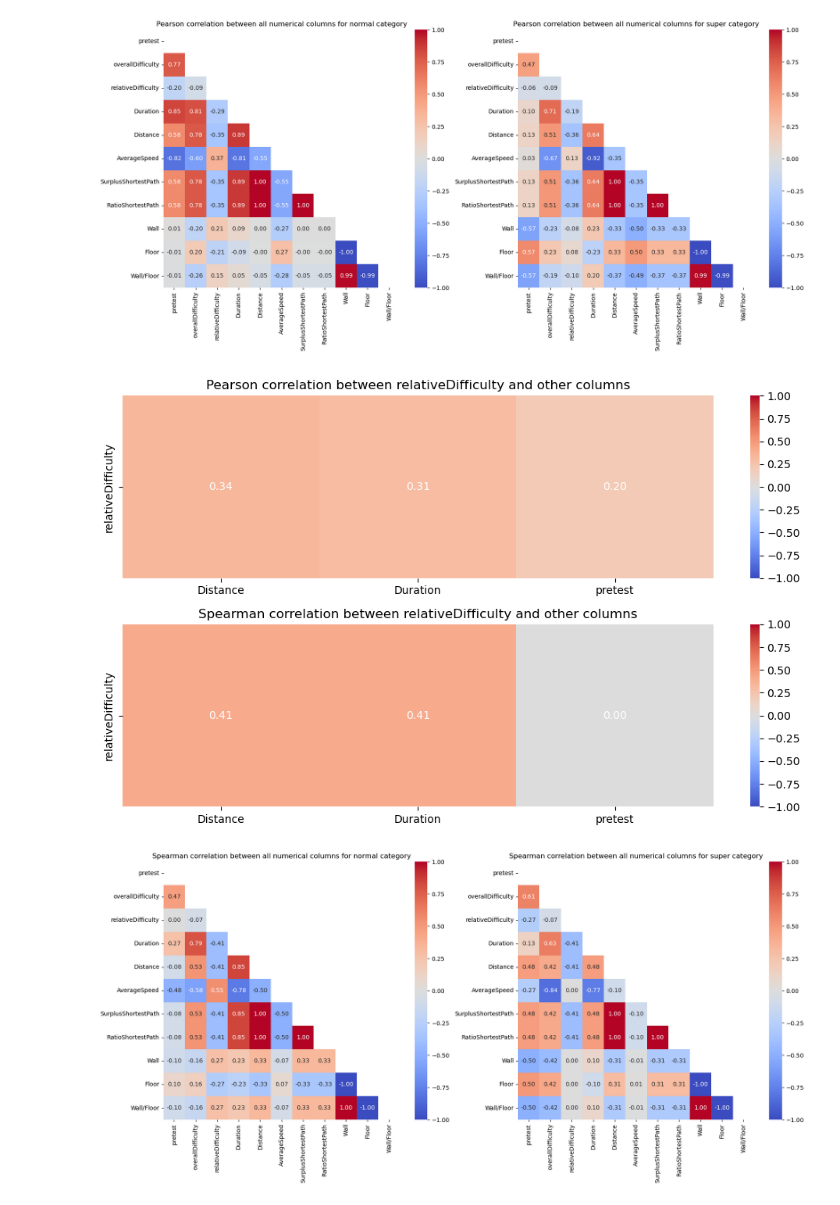
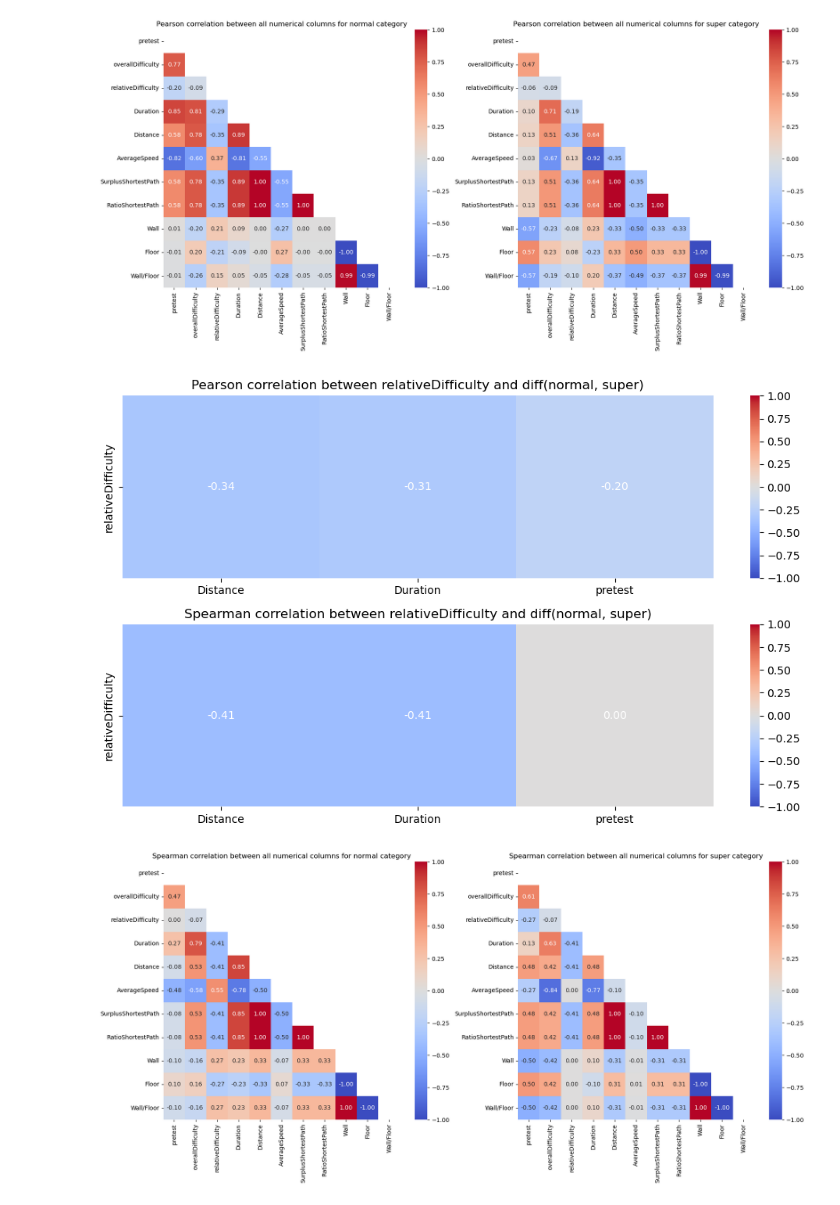
Before and after one commit to yiqiaowang-arch/EBD-Toolkit, a Jupyter notebook: SuperNurse_analysis/data_analysis.ipynb, the cells around one changed output. Drawn from its saved outputs; the diff is of its cells as text; code cells hidden in the pictures.

```diff
--- a/SuperNurse_analysis/data_analysis.ipynb
+++ b/SuperNurse_analysis/data_analysis.ipynb
@@ -161,32 +161,33 @@ plt.show()
 [figure]
 # %%
 # calculate the relative difficulty's correlation with the difference between normal and super's distance, duration. and visualize them.
+data_copy = data.copy().drop(columns=["ShortestPathDistance"])
 rel_difficulty = data_copy.loc[(slice(None), 'normal'), 'relativeDifficulty']
 diff_df = pd.DataFrame(index=rel_difficulty.index)
 diff_df['relativeDifficulty'] = rel_difficulty
 for column in ['Distance', 'Duration', 'pretest']:
-    diff = data_copy.loc[(slice(None), 'super'), column].values - data_copy.loc[(slice(None), 'normal'), column].values
+    diff = data_copy.loc[(slice(None), 'normal'), column].values - data_copy.loc[(slice(None), 'super'), column].values
     diff_df[column] = diff
 
 # show the pearson, spearman correlation of rel_difficulty with other columns as a single-row heatmap (plot only 4 squares in one row per subplot)
 fig, ax = plt.subplots(2, 1, figsize=(10, 6))
 corr_pearson = diff_df.corr(method='pearson').values[0, 1:]
 corr_spearman = diff_df.corr(method='spearman').values[0, 1:]
 sns.heatmap(corr_pearson.reshape(1, -1), annot=True, cmap='coolwarm', fmt=".2f", ax=ax[0])
-ax[0].set_title('Pearson correlation between relativeDifficulty and other columns')
+ax[0].set_title('Pearson correlation between relativeDifficulty and diff(normal, super)')
 ax[0].set_xticklabels(diff_df.columns[1:])
 ax[0].set_yticklabels(['relativeDifficulty'])
 sns.heatmap(corr_spearman.reshape(1, -1), annot=True, cmap='coolwarm', fmt=".2f", ax=ax[1])
-ax[1].set_title('Spearman correlation between relativeDifficulty and other columns')
+ax[1].set_title('Spearman correlation between relativeDifficulty and diff(normal, super)')
 ax[1].set_xticklabels(diff_df.columns[1:])
 ax[1].set_yticklabels(['relativeDifficulty'])
 ax[0].collections[0].set_clim(-1, 1)
 ax[1].collections[0].set_clim(-1, 1)
 fig.tight_layout()
 fig.savefig(plot_path + '/15_correlation_relative_difficulty.png', dpi=300, bbox_inches='tight')
 plt.show()
 # %% [output]
-[figure, old version]
+[figure, new version]
 # %%
 # create two subplots, left showing correlation heatmap of normal category, right showing correlation heatmap of super category
 fig, ax = plt.subplots(1, 2, figsize=(20, 8))
```
